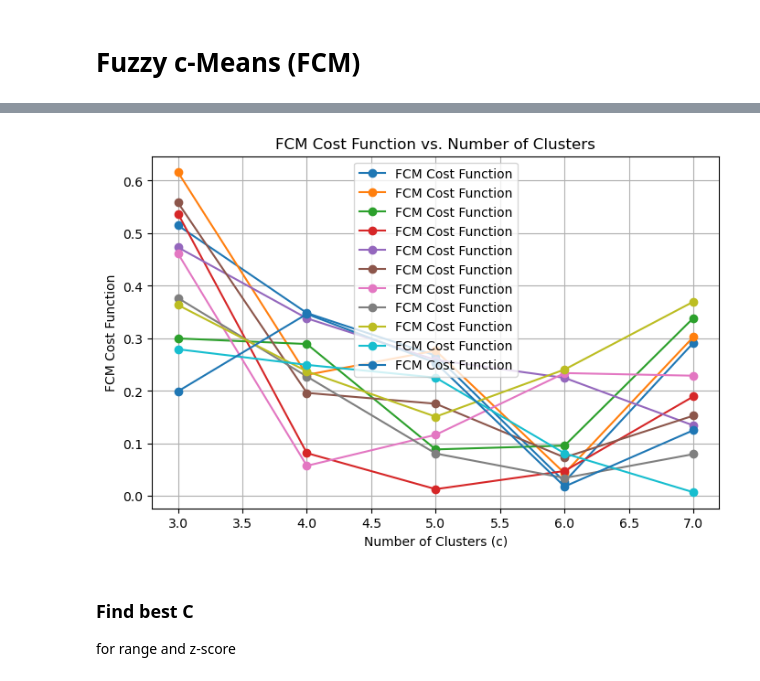
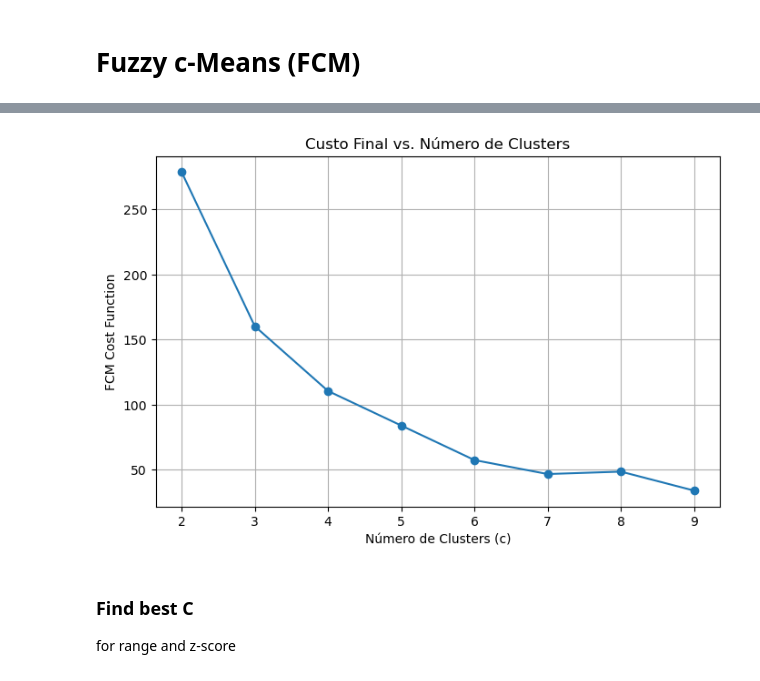
Before and after one commit to tiagosantos63390/pad_proj1, a Jupyter notebook: project1.ipynb, the cells around one changed output, grey strips where cells are left out. Saved outputs shown, nothing was run; the diff lists cells and outputs as text; code cells hidden in the pictures.

Commit message:
fuzzycmeans
funcao objetivo nao server como parametro para a escolha de numero de clusters

```diff
--- a/project1.ipynb
+++ b/project1.ipynb
@@ -247,0 +234,19 @@ for c in range(c_min, c_max):
+# %%
+c_min, c_max = 2, 10
+cost_values = []
+
+
+# Iterar sobre diferentes números de clusters
+for c in range(c_min, c_max):
+    # Aplicar Fuzzy C-Means
+    cntr, u, _, _, jm, _, _ = fuzz.cluster.cmeans(
+        X_range, c, m=2, error=0.005, maxiter=1000, init=None
+    )
+    print(min(jm), jm[-1])
+    cost_values.append(min(jm))  # Armazenar o custo final
+
+# Converter os custos em um DataFrame para melhor visualização
+#cost_df = pd.DataFrame({'Número de Clusters (c)': range(c_min, c_max), 'Custo Final': cost_values})
+
+# Exibir os primeiros valores (ou todos, se necessário)
+#print(cost_df)
@@ -248,18 +262,15 @@ for c in range(c_min, c_max):
 # %%
-# Plot cost function vs. number of clusters
+import matplotlib.pyplot as plt
+
 plt.figure(figsize=(8,5))
-plt.plot(range(c_min, c_max), cost_values, marker='o', linestyle='-', label="FCM Cost Function")  # Adiciona label
-plt.xlabel("Number of Clusters (c)")
+plt.plot(range(c_min, c_max), cost_values, marker='o', linestyle='-')
+plt.xlabel("Número de Clusters (c)")
 plt.ylabel("FCM Cost Function")
-plt.title("FCM Cost Function vs. Number of Clusters")
+plt.title("Custo Final vs. Número de Clusters")
 plt.grid()
-plt.legend()
 plt.show()
-
-
-#fazer varias iteraçoes e ver qual o numero mais comum de clusters.
 # %% [output]
-[figure, old version]
+[figure, new version]
 # %% [markdown]
 ### Find best C
 for range and z-score
```
Also changed, not shown: parts of 8 cells of this notebook, 2 other files.
